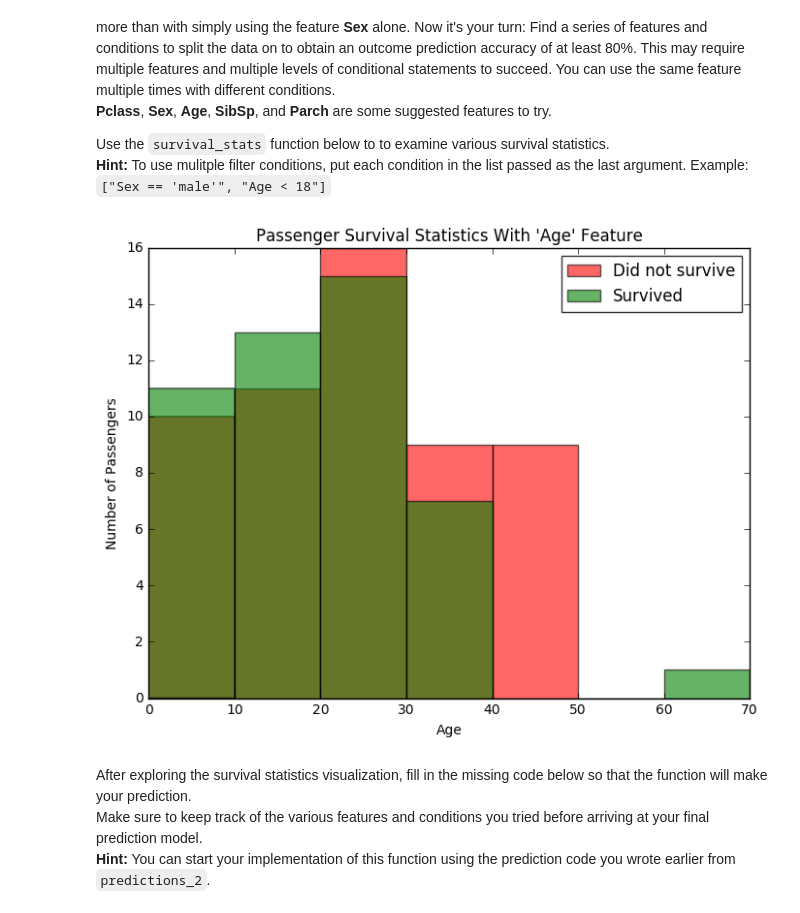
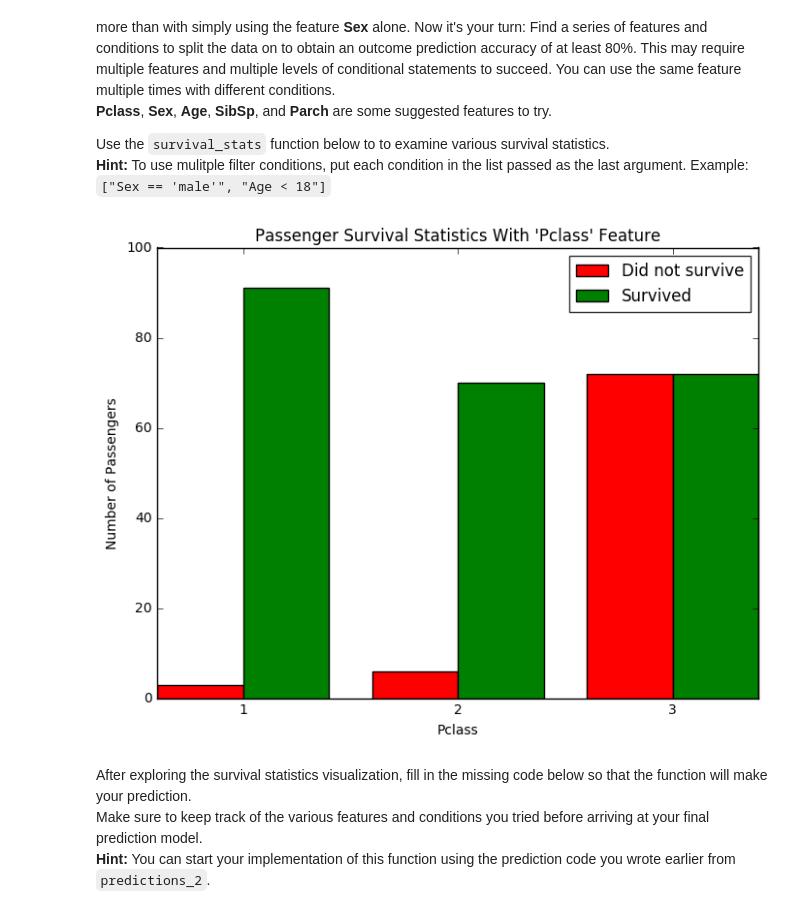
Before and after one commit to msawood/titanic_survival_exploration, a Jupyter notebook: Titanic_Survival_Exploration.ipynb, the cells around one changed output. Cells and saved outputs as stored; diff of their text form; code cells hidden in the pictures.

```diff
--- a/Titanic_Survival_Exploration.ipynb
+++ b/Titanic_Survival_Exploration.ipynb
@@ -213,9 +213,9 @@ Adding the feature **Age** as a condition in conjunction with **Sex** improves t
 Use the `survival_stats` function below to to examine various survival statistics.
 **Hint:** To use mulitple filter conditions, put each condition in the list passed as the last argument. Example: `["Sex == 'male'", "Age < 18"]`
 # %%
-survival_stats(data, outcomes, 'Age',["Sex == 'female'","Pclass == 3"])
+survival_stats(data, outcomes, 'Pclass',["Sex == 'female"])
 # %% [output]
-[figure, old version]
+[figure, new version]
 # %% [markdown]
 After exploring the survival statistics visualization, fill in the missing code below so that the function will make your prediction.
 Make sure to keep track of the various features and conditions you tried before arriving at your final prediction model.
```
Also changed, not shown: parts of 4 cells of this notebook, 1 other file.
